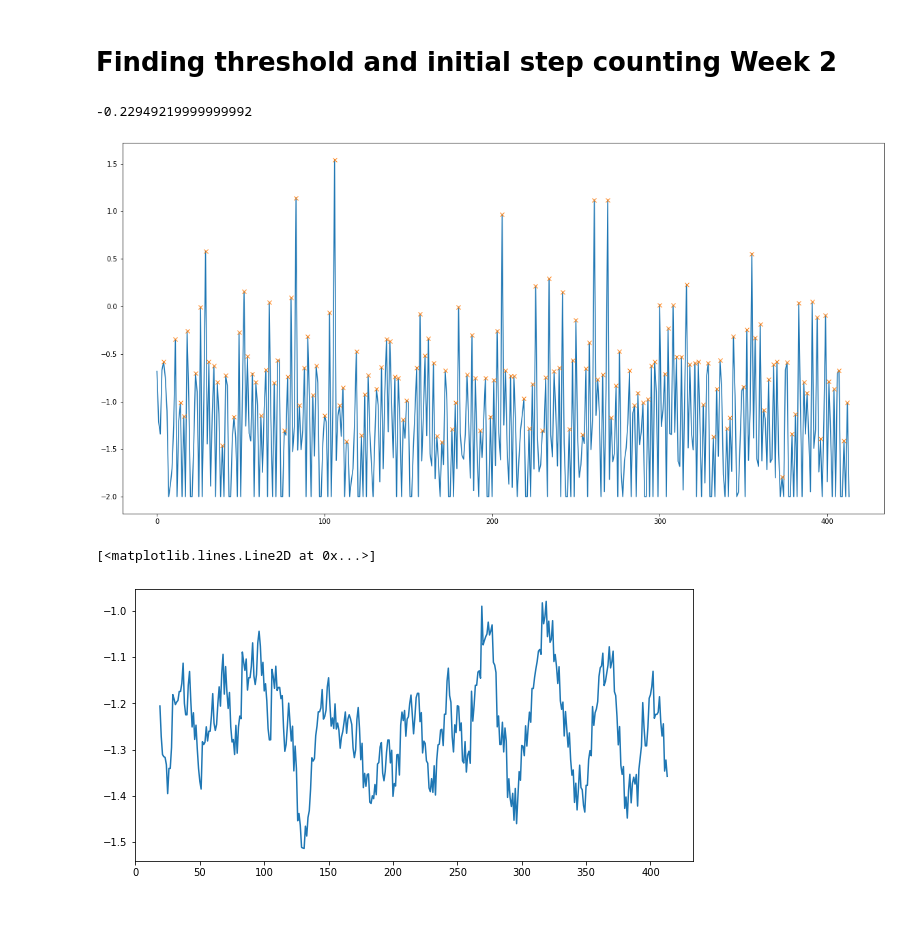
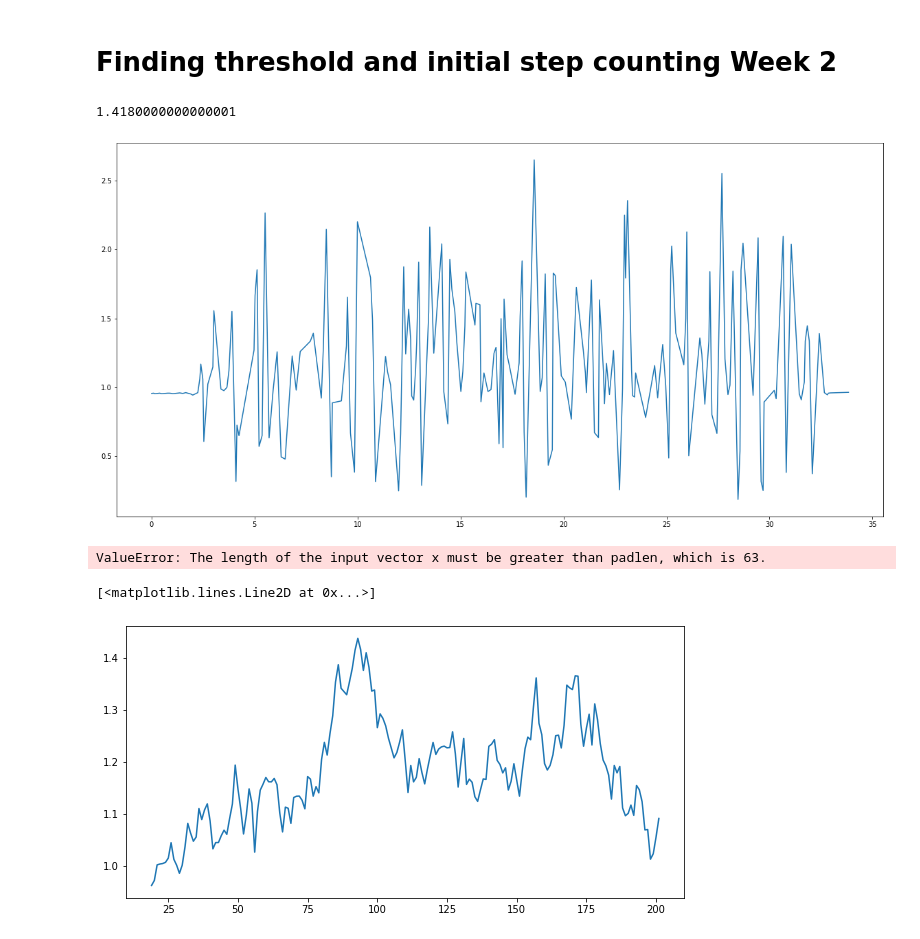
Before and after one commit to blancafs/IOTCw, a Jupyter notebook: SensorData/notebooks/Thresholding-Ari.ipynb, the cells around one changed output. Drawn from its saved outputs; the diff is of its cells as text; code cells hidden in the pictures; blank space fills up the shorter version.

```diff
--- a/SensorData/notebooks/Thresholding-Ari.ipynb
+++ b/SensorData/notebooks/Thresholding-Ari.ipynb
@@ -44,13 +47,17 @@ for d in dfs:
     #plt.show()
     #print('\n')
 # %%
-bdf = pd.read_csv('../data_csvs/test_running_100.csv',  header=11)
+#bdf = pd.read_csv('../data_csvs/100_walk_faster.csv',  header=11)
 #bdf = pd.read_csv('../data_csvs/PDIoT_B_20190922T153213.csv',  header=11)
 #bdf = pd.read_csv('../data_csvs/test1.csv',  header=11)
+bdf = pd.read_csv('../data_csvs/51_ari_new.csv',  header=11)
+#bdf = pd.read_csv('../data_csvs/Ilie_walk_30steps.csv',  header=11)
 #bdf = pd.read_csv('../data_csvs/test_walking_100.csv',  header=11)
+#bdf = pd.read_csv('../data_csvs/emergency_stairs_up.csv',  header=11)
 #bdf.plot(y=['accel_x'], figsize=(15,5))
 #bdf.plot(y=['gyro_x'], figsize=(15,5))
 #plt.show()
+
 
 xacc_df = pd.DataFrame(bdf['accel_x'], columns=['accel_x'])
 yacc_df = pd.DataFrame(bdf['accel_y'], columns=['accel_y'])
@@ -62,20 +69,39 @@ xgy_df = pd.DataFrame(bdf['gyro_x'], columns=['gyro_x'])
 th = (float(max(xacc_df.values)) + float(min(xacc_df.values)))/2
 th
 # %% [output]
--0.22949219999999992
+1.4180000000000001
 # %%
 peaks, _ = find_peaks(xacc_df['accel_x'])
 fig = plt.figure(figsize=(20,10))
-plt.plot(xacc_df['accel_x'])
-plt.plot(peaks, xacc_df['accel_x'][peaks], "x")
+
+d = {'accel_x': []}
+revamped_df = pd.DataFrame(data=d)
+# i=0
+# for x in xacc_df['accel_x']:
+#     if x > 1.5:
+#         revamped_df.loc[i] = 1.5
+#     else:
+#         revamped_df.loc[i] = x
+
+#     if x<0.7:
+#         revamped_df.loc[i] = 0.7
+#     i+=1
+
+
+plt.plot((bdf['timestamp']-bdf['timestamp'].iloc[0])/1000, xacc_df['accel_x'])
+#plt.plot(peaks, xacc_df['accel_x'][peaks], "x")
 plt.plot(np.mean(xacc_df['accel_x']), "--", color="k")
 plt.show()
 # %% [output]
-[figure, old version]
+[figure, new version]
+# %%
+count_steps.run(revamped_df,plot=True)
+# %% [output]
+ValueError: The length of the input vector x must be greater than padlen, which is 63.
 # %%
 temp = xacc_df['accel_x'].rolling(window=20).mean()
 fig = plt.figure(figsize=(10,5))
 plt.plot(temp)
 # %% [output]
 [<matplotlib.lines.Line2D at 0x...>]
-[figure, old version]
+[figure, new version]
```
Also changed, not shown: parts of 3 cells of this notebook, 21 other files.
